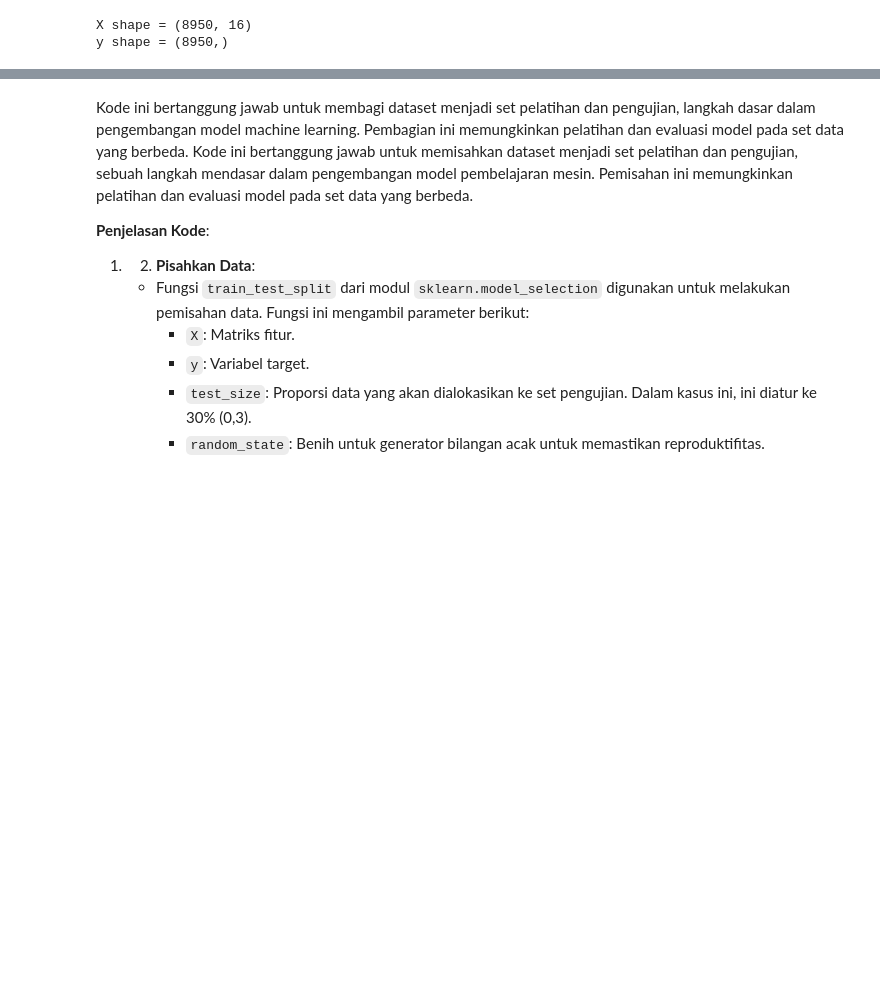
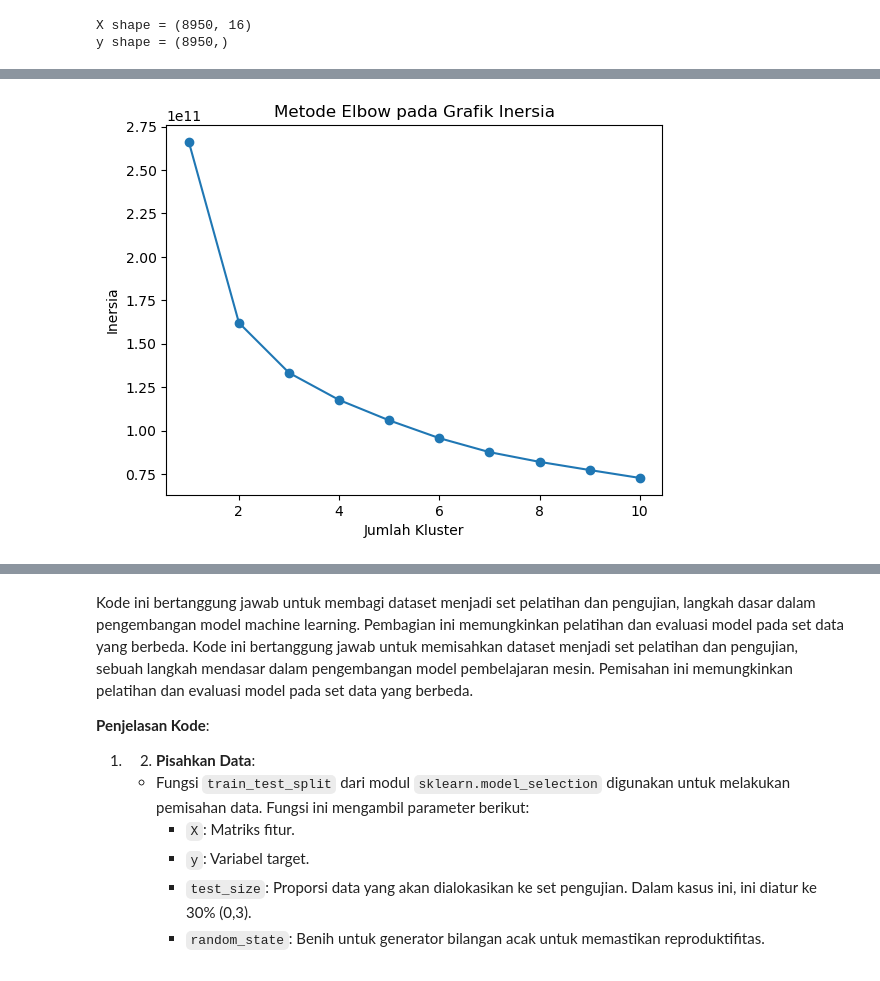
Before and after one commit to hdyits/H8_5, a Jupyter notebook: PYTN_KampusMerdeka_fp4_HeidyNurafiyahItsnaini/PYTN_KampusMerdeka_fp4_HeidyNurafiyahItsnaini.ipynb, the cells around one changed output, grey strips where cells are left out. Cells and saved outputs as stored; diff of their text form; code cells hidden in the pictures; blank space fills up the shorter version.

```diff
--- a/PYTN_KampusMerdeka_fp4_HeidyNurafiyahItsnaini/PYTN_KampusMerdeka_fp4_HeidyNurafiyahItsnaini.ipynb
+++ b/PYTN_KampusMerdeka_fp4_HeidyNurafiyahItsnaini/PYTN_KampusMerdeka_fp4_HeidyNurafiyahItsnaini.ipynb
@@ -803,7 +802,7 @@ plt.show()
 handling_outlier_skewed = Winsorizer(capping_method='iqr', # choose iqr for IQR rule boundaries
                           tail='both', # cap left, right or both tails
                           fold=3,
-                          variables=['PURCHASES','ONEOFF_PURCHASES'])
+                          variables=['PURCHASES','ONEOFF_PURCHASES', 'BALANCE_FREQUENCY'])
 # %%
 # perform outlier handling
 handling_outlier_skewed.fit(df_ho)
@@ -890,7 +887,7 @@ df_ho.sample()
 # %%
 # define the feature matrix X and the target variable y
-X = df_ho.drop(columns='BALANCE_FREQUENCY')
-y = df_ho['BALANCE_FREQUENCY']
+X = df_ho.drop(columns='TENURE')
+y = df_ho['TENURE']
 # %%
 y
 # %% [output]
@@ -949,0 +973,7 @@ X.head()
+# %%
+# Menentukan jumlah kluster
+n_clusters = 6
+
+# Membuat model K-Means
+model_kmeans = KMeans(n_clusters=n_clusters, random_state=42)
+model_pca = PCA(n_components=n_clusters, random_state=42)
@@ -949,0 +991,4 @@ X.head()
+# %%
+# Latih model pada data latih
+model_kmeans.fit(X)
+model_pca.fit(X)
@@ -949,0 +1009,23 @@ X.head()
+# %%
+from sklearn.cluster import KMeans
+import matplotlib.pyplot as plt
+
+# Menggunakan model K-Means setelah PCA
+model_pca = PCA(n_components=n_clusters)
+principalComponents = model_pca.fit_transform(X)
+
+# Menghitung inersia untuk jumlah kluster yang berbeda
+inertia = []
+for i in range(1, 11):
+    kmeans = KMeans(n_clusters=i, random_state=42)
+    kmeans.fit(principalComponents)
+    inertia.append(kmeans.inertia_)
+
+# Plotting grafik inersia
+plt.plot(range(1, 11), inertia, marker='o')
+plt.title('Metode Elbow pada Grafik Inersia')
+plt.xlabel('Jumlah Kluster')
+plt.ylabel('Inersia')
+plt.show()
+# %% [output]
+[figure, added]
```
Also changed, not shown: parts of 95 cells of this notebook.
